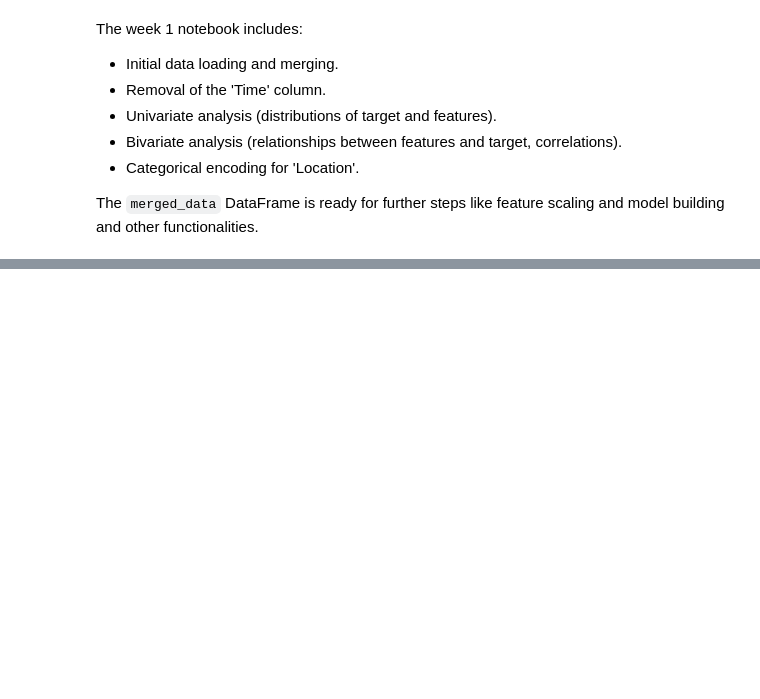
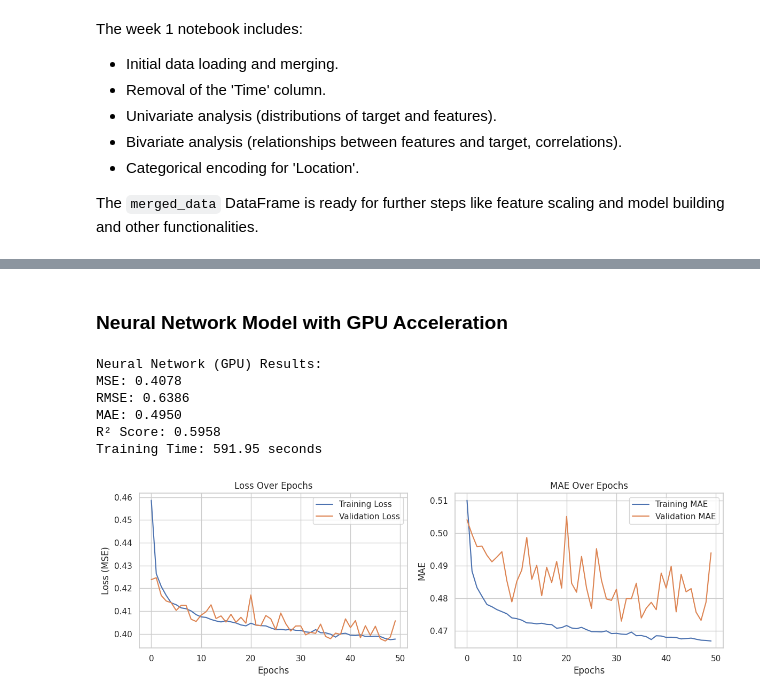
Before and after one commit to SatoruZati/Wind-Power-Generation-Forecasting, a Jupyter notebook: main.ipynb, the cells around one changed output, grey strips where cells are left out. Cells and saved outputs as stored; diff of their text form; code cells hidden in the pictures; blank space fills up the shorter version.

```diff
--- a/main.ipynb
+++ b/main.ipynb
@@ -393,0 +462,11 @@ The `merged_data` DataFrame is ready for further steps like feature scaling and
+# %%
+# Prepare data for modeling
+# We'll use the standardized data for most models
+X = df_standardized.drop('Power', axis=1)
+y = df_standardized['Power']
+
+# Split the data into training and testing sets (80% train, 20% test)
+X_train, X_test, y_train, y_test = train_test_split(X, y, test_size=0.2, random_state=42)
+
+print(f'Training set shape: {X_train.shape}')
+print(f'Testing set shape: {X_test.shape}')
@@ -393,0 +520,16 @@ The `merged_data` DataFrame is ready for further steps like feature scaling and
+# %%
+# Initialize models
+linear_reg = LinearRegression()
+ridge_reg = Ridge(alpha=1.0)
+lasso_reg = Lasso(alpha=0.1)
+elastic_net = ElasticNet(alpha=0.1, l1_ratio=0.5)
+
+# Evaluate linear models
+results = []
+results.append(evaluate_model(linear_reg, X_train, X_test, y_train, y_test, 'Linear Regression'))
+
+results.append(evaluate_model(ridge_reg, X_train, X_test, y_train, y_test, 'Ridge Regression'))
+
+results.append(evaluate_model(lasso_reg, X_train, X_test, y_train, y_test, 'Lasso Regression'))
+
+results.append(evaluate_model(elastic_net, X_train, X_test, y_train, y_test, 'Elastic Net'))
@@ -393,0 +556,12 @@ The `merged_data` DataFrame is ready for further steps like feature scaling and
+# %%
+# Initialize tree-based models
+rf_reg = RandomForestRegressor(n_estimators=100, random_state=42, n_jobs=-1)
+gb_reg = GradientBoostingRegressor(n_estimators=100, random_state=42)
+
+# Use XGBoost with CPU since GPU might not be available
+xgb_reg = xgb.XGBRegressor(n_estimators=100, random_state=42, n_jobs=-1)
+
+# Evaluate tree-based models
+results.append(evaluate_model(rf_reg, X_train, X_test, y_train, y_test, 'Random Forest'))
+results.append(evaluate_model(gb_reg, X_train, X_test, y_train, y_test, 'Gradient Boosting'))
+results.append(evaluate_model(xgb_reg, X_train, X_test, y_train, y_test, 'XGBoost (GPU)'))
@@ -393,0 +589,2 @@ The `merged_data` DataFrame is ready for further steps like feature scaling and
+# %% [markdown]
+### Neural Network Model with GPU Acceleration
@@ -393,0 +676,12 @@ The `merged_data` DataFrame is ready for further steps like feature scaling and
+# %%
+# Evaluate neural network model
+nn_result = evaluate_nn_model(X_train.values, X_test.values, y_train.values, y_test.values, 'Neural Network (GPU)')
+results.append(nn_result)
+# %% [output]
+Neural Network (GPU) Results:
+MSE: 0.4078
+RMSE: 0.6386
+MAE: 0.4950
+R² Score: 0.5958
+Training Time: 591.95 seconds
+[figure, added]
```
Also changed, not shown: parts of 27 cells of this notebook.
